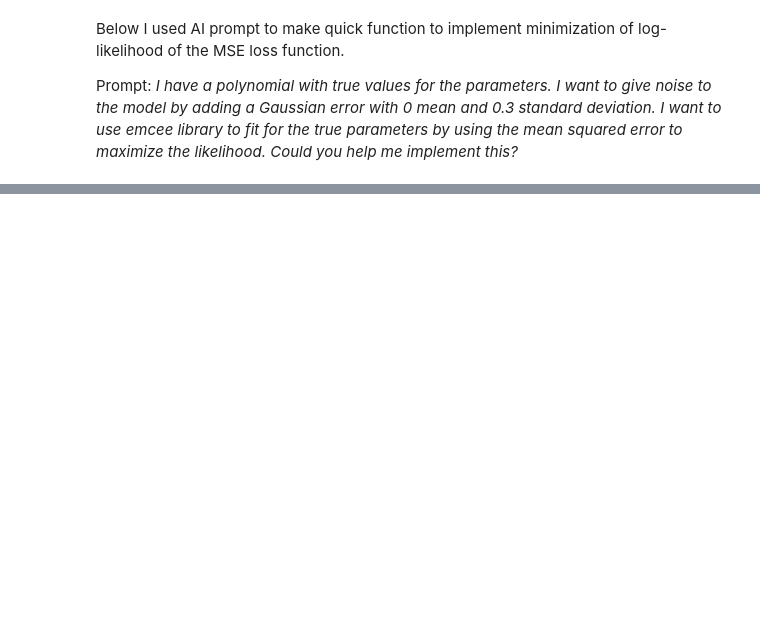
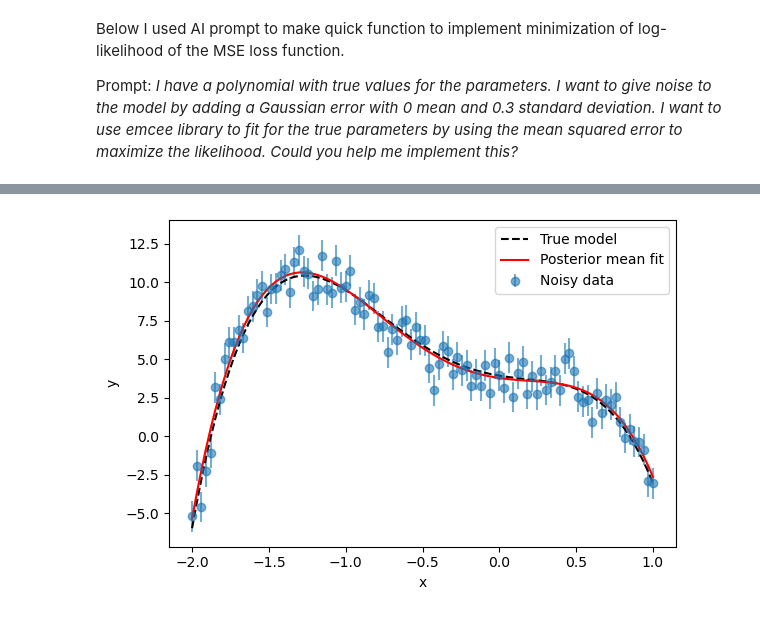
Before and after one commit to shubhamDgr/Simulation-based-inference-on-gravitational-wave-data, a Jupyter notebook: polynomial.ipynb, the cells around one changed output, grey strips where cells are left out. Cells and saved outputs as stored; diff of their text form; code cells hidden in the pictures; blank space fills up the shorter version.

```diff
--- a/polynomial.ipynb
+++ b/polynomial.ipynb
@@ -172,0 +58,90 @@ Posterior 1σ std dev:  [0.06345583 0.03596857 0.03416912]
+# %%
+# ----------------------
+# 2. Define log-likelihood using Gaussian errors (MSE-based)
+# ----------------------
+
+def log_likelihood(theta, x, y, sigma):
+    """
+    Assume:
+    y_i = model(theta, x_i) + N(0, sigma^2), with fixed known sigma.
+    This is equivalent to using the MSE in the exponent of the likelihood.
+    """
+    y_model = poly_model(theta, x)
+    residuals = y - y_model
+    mse = np.mean(residuals**2)  # mean squared error
+
+    # For Gaussian errors with variance sigma^2, the log-likelihood is:
+    # logL = -0.5 * sum[(residuals^2) / sigma^2 + log(2*pi*sigma^2)]
+    #      = -N/2 * [ log(2*pi*sigma^2) + MSE/sigma^2 ]
+    N = len(y)
+    return -0.5 * N * (np.log(2 * np.pi * sigma**2) + mse / sigma**2)
+
+# ----------------------
+# 3. Define priors and log-posterior
+# ----------------------
+
+def log_prior(params):
+    """
+    Simple broad uniform priors for each parameter.
+    Adjust ranges as needed.
+    """
+    if np.any(params < -param_max_val) or np.any(params > param_max_val):
+        return -np.inf  # log(0), impossible
+    return 0.0 # log(1)
+
+def log_posterior(theta, x, y, sigma):
+    lp = log_prior(theta)
+    if not np.isfinite(lp):
+        return -np.inf
+    return lp + log_likelihood(theta, x, y, sigma)
+
+# ----------------------
+# 4. Set up and run emcee
+# ----------------------
+
+nwalkers = 50
+nsteps = 5000
+burn_in = 1000
+
+# Initialize walkers around a guess near the true parameters
+initial_guess = true_params + 0.1 * np.random.randn(nwalkers, N_dim)
+
+sampler = emcee.EnsembleSampler(
+    nwalkers, N_dim, log_posterior, args=(x, y_obs, sigma)
+)
+
+print("Running MCMC...")
+sampler.run_mcmc(initial_state=initial_guess, nsteps=nsteps, progress=True)
+
+# Discard burn-in and flatten the chains
+flat_samples = sampler.get_chain(discard=burn_in, thin=10, flat=True)
+
+# ----------------------
+# 5. Inspect results
+# ----------------------
+
+# Compute posterior means and 1σ uncertainties
+mcmc_mean = np.mean(flat_samples, axis=0)
+mcmc_std = np.std(flat_samples, axis=0)
+
+print("\nTrue parameters:      ", true_params)
+print("Posterior mean:       ", mcmc_mean)
+print("Posterior 1σ std dev: ", mcmc_std)
+
+# ----------------------
+# 6. Plot data and posterior predictive curve
+# ----------------------
+
+# Use posterior mean parameters for visualization
+y_fit = poly_model(mcmc_mean, x)
+
+plt.figure(figsize=(6,4))
+plt.errorbar(x, y_obs, yerr=sigma, fmt="o", label="Noisy data", alpha=0.6)
+plt.plot(x, y_true, "k--", label="True model")
+plt.plot(x, y_fit, "r", label="Posterior mean fit")
+plt.xlabel("x")
+plt.ylabel("y")
+plt.legend()
+plt.tight_layout()
+plt.show()
+# %% [output]
@@ -172,0 +152 @@ Posterior 1σ std dev:  [0.06345583 0.03596857 0.03416912]
+[figure, added]
```
Also changed, not shown: parts of 12 cells of this notebook.
